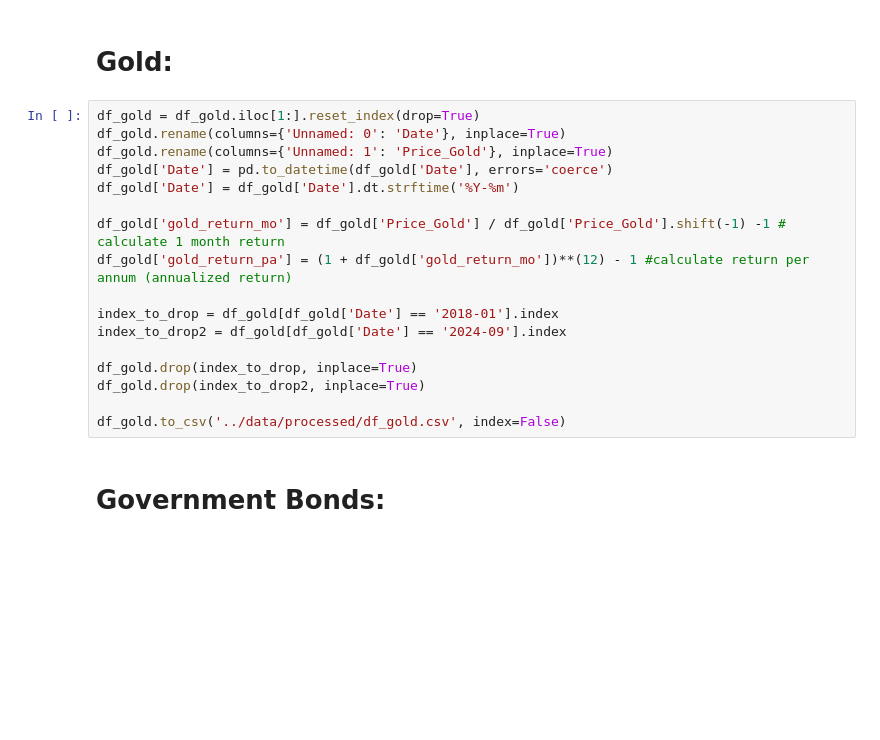
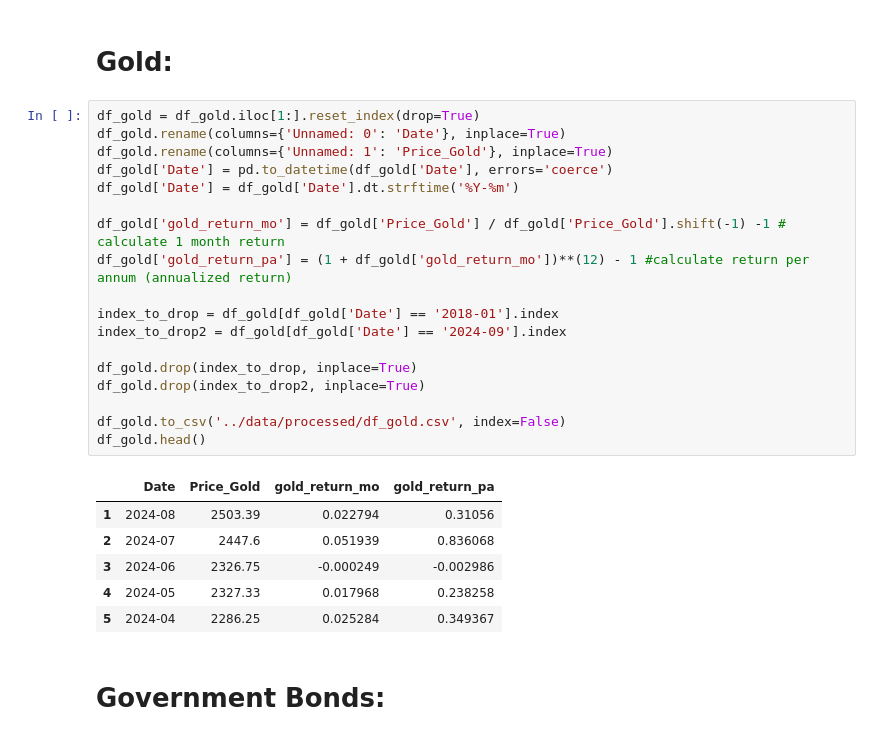
Before and after one commit to denis-lasser/hedging-against-turkish-inflation, a Jupyter notebook: notebooks/DATABASE AND PREPROCESS FOR DATA.ipynb, the cells around one changed output. Cells and saved outputs as stored; diff of their text form; blank space fills up the shorter version.

```diff
--- a/notebooks/DATABASE AND PREPROCESS FOR DATA.ipynb
+++ b/notebooks/DATABASE AND PREPROCESS FOR DATA.ipynb
@@ -50,20 +83,28 @@ df_bitcoin.to_csv('../data/processed/df_bitcoin.csv', index=False)
 # %%
 df_gold = df_gold.iloc[1:].reset_index(drop=True)
 df_gold.rename(columns={'Unnamed: 0': 'Date'}, inplace=True)
 df_gold.rename(columns={'Unnamed: 1': 'Price_Gold'}, inplace=True)
 df_gold['Date'] = pd.to_datetime(df_gold['Date'], errors='coerce')
 df_gold['Date'] = df_gold['Date'].dt.strftime('%Y-%m')
 
 df_gold['gold_return_mo'] = df_gold['Price_Gold'] / df_gold['Price_Gold'].shift(-1) -1 # calculate 1 month return
 df_gold['gold_return_pa'] = (1 + df_gold['gold_return_mo'])**(12) - 1 #calculate return per annum (annualized return)
 
 index_to_drop = df_gold[df_gold['Date'] == '2018-01'].index
 index_to_drop2 = df_gold[df_gold['Date'] == '2024-09'].index
 
 df_gold.drop(index_to_drop, inplace=True)
 df_gold.drop(index_to_drop2, inplace=True)
 
 df_gold.to_csv('../data/processed/df_gold.csv', index=False)
+df_gold.head()
+# %% [output]
+|  | Date | Price_Gold | gold_return_mo | gold_return_pa |
+| 1 | 2024-08 | 2503.39 | 0.022794 | 0.31056 |
+| 2 | 2024-07 | 2447.6 | 0.051939 | 0.836068 |
+| 3 | 2024-06 | 2326.75 | -0.000249 | -0.002986 |
+| 4 | 2024-05 | 2327.33 | 0.017968 | 0.238258 |
+| 5 | 2024-04 | 2286.25 | 0.025284 | 0.349367 |
 # %% [markdown]
 # Government Bonds:
 # %%
```
Also changed, not shown: parts of 14 cells of this notebook.
